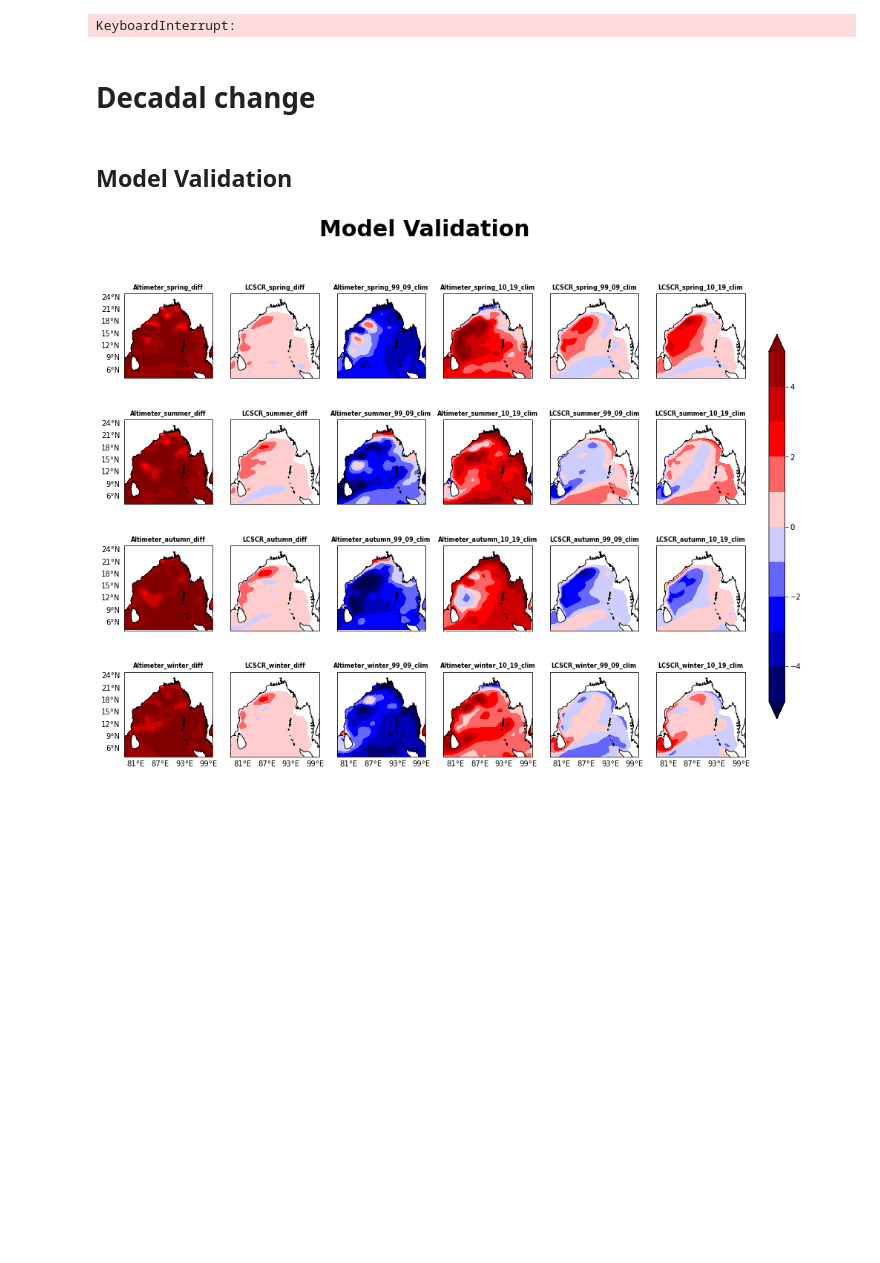
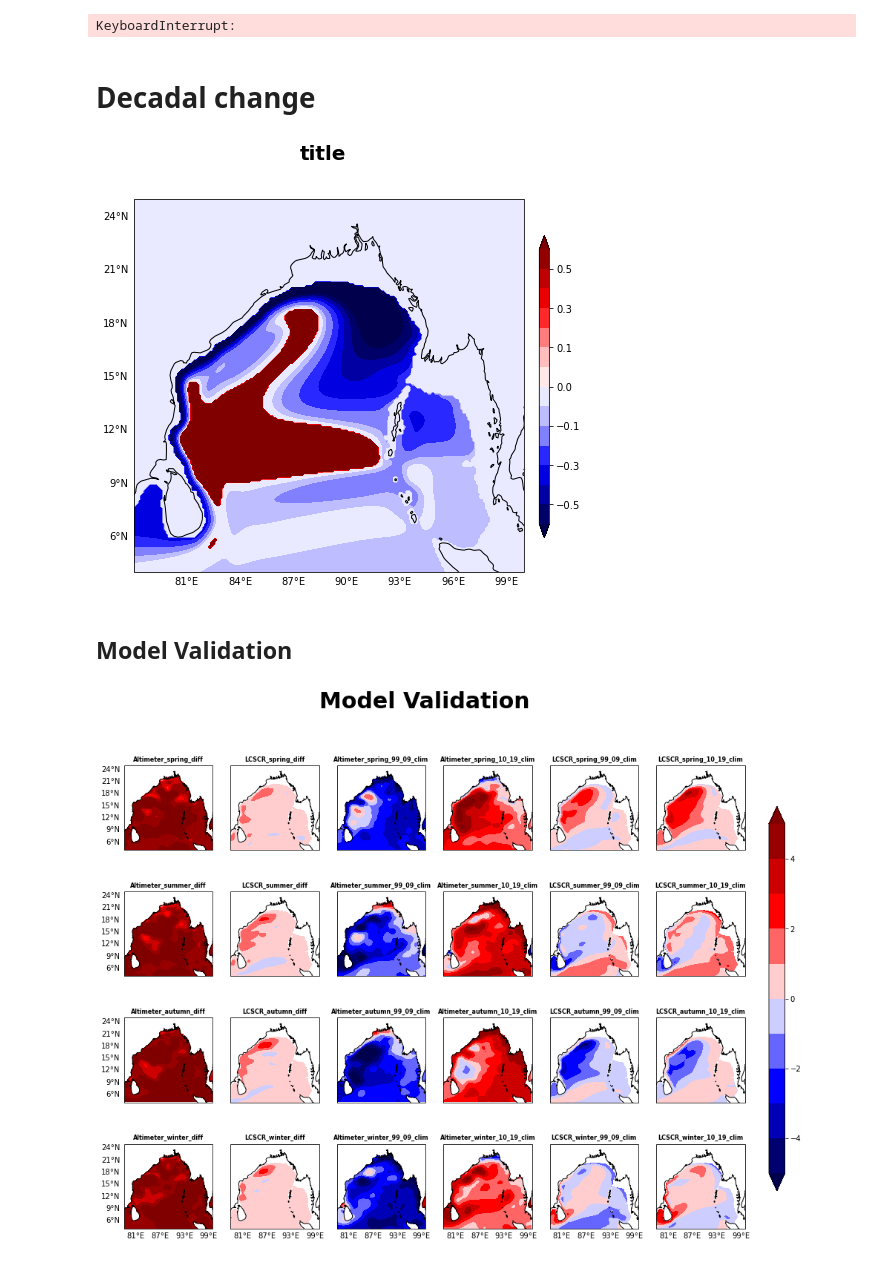
Before and after one commit to ghossh/BoB-Decadal-SLA, a Jupyter notebook: BoB_plots.ipynb, the cells around one changed output. Cells and saved outputs as stored; diff of their text form; code cells hidden in the pictures; blank space fills up the shorter version.

```diff
--- a/BoB_plots.ipynb
+++ b/BoB_plots.ipynb
@@ -410,6 +456,12 @@ LCSWB_low_decadal_ds=season_wise_decadal_data(BoB_LCSWB_lowlow)
 LCSEB_low_decadal_ds=season_wise_decadal_data(BoB_LCSEB_low)
 LCSEIO_low_decadal_ds=season_wise_decadal_data(BoB_LCSEIO_low)
 LCSBI_low_decadal_ds=season_wise_decadal_data(BoB_LCSBI_low)
+# %%
+i=LCSEB_low_decadal_ds['spring_10_19_clim']
+j=i.where(i<-0.00000000000001,i>0)
+plot(j,'save.jpg')
+# %% [output]
+[figure, added]
 # %% [markdown]
 ## Model Validation
 # %%
```
Also changed, not shown: parts of 54 cells of this notebook, 7 other files.
